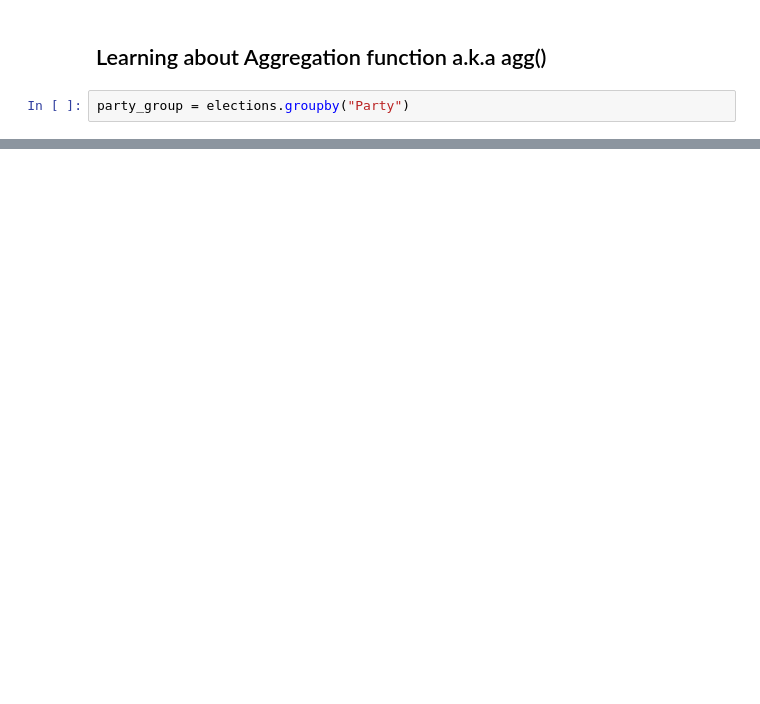
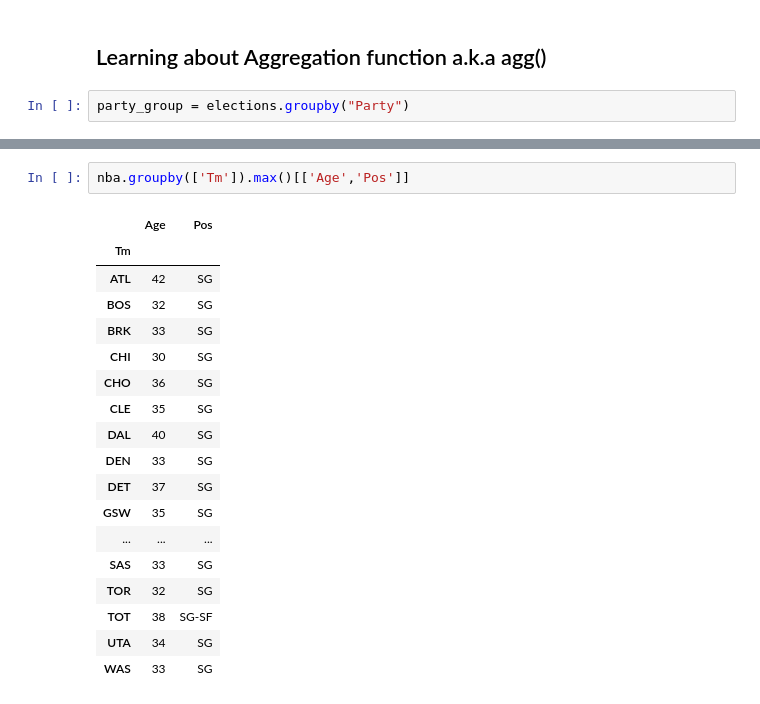
Before and after one commit to PranavBhasin001/DataScienceSkills, a Jupyter notebook: dss_decal_fa_19/lab00/Lecture_3_Elections_demo.ipynb, the cells around one changed output, grey strips where cells are left out. Saved outputs shown, nothing was run; the diff lists cells and outputs as text; blank space fills up the shorter version.

```diff
--- a/dss_decal_fa_19/lab00/Lecture_3_Elections_demo.ipynb
+++ b/dss_decal_fa_19/lab00/Lecture_3_Elections_demo.ipynb
@@ -112,0 +135,21 @@ elections.groupby("Party").filter(filter1)
+# %%
+nba.groupby(['Tm']).max()[['Age','Pos']]
+# %% [output]
+|  | Age | Pos |
+| Tm |  |  |
+| ATL | 42 | SG |
+| BOS | 32 | SG |
+| BRK | 33 | SG |
+| CHI | 30 | SG |
+| CHO | 36 | SG |
+| CLE | 35 | SG |
+| DAL | 40 | SG |
+| DEN | 33 | SG |
+| DET | 37 | SG |
+| GSW | 35 | SG |
+| ... | ... | ... |
+| SAS | 33 | SG |
+| TOR | 32 | SG |
+| TOT | 38 | SG-SF |
+| UTA | 34 | SG |
+| WAS | 33 | SG |
```
Also changed, not shown: parts of 34 cells of this notebook.
